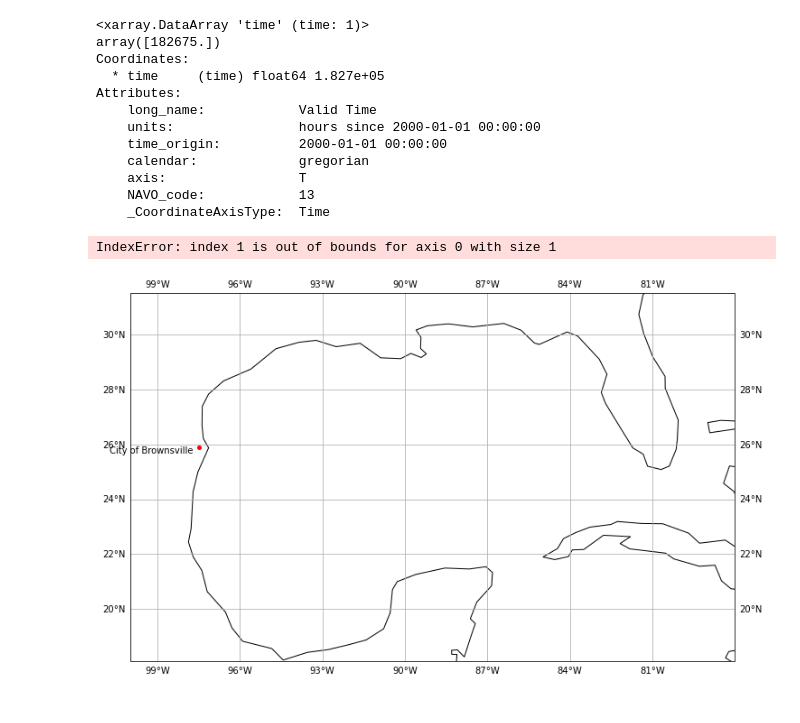
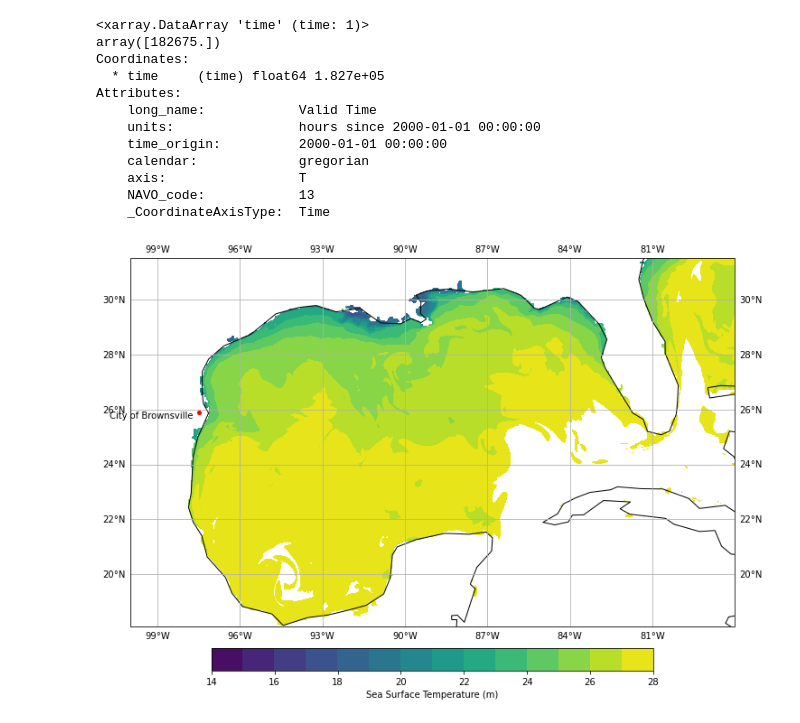
Before and after one commit to chsharrison/IntroSciComp_S2021, a Jupyter notebook: Sandip_Regmi/Updated10.1Exercise.ipynb, the cells around one changed output. Drawn from its saved outputs; the diff is of its cells as text; code cells hidden in the pictures.

```diff
--- a/Sandip_Regmi/Updated10.1Exercise.ipynb
+++ b/Sandip_Regmi/Updated10.1Exercise.ipynb
@@ -673,25 +671,24 @@ Attributes:
 # %%
 fig, ax = plt.subplots(figsize =(12,9))
 ax = plt.axes(projection=ccrs.PlateCarree())
 ax.set_extent([260,282, 18.11, 31.5])
 ax.coastlines(resolution='110m')
 ax.gridlines(draw_labels=True)
 plt.plot(-97.4975, 25.9017, color = 'red', markersize=4, marker='o', transform = ccrs.PlateCarree())
 plt.text(-97.7, 25.7017, 'City of Brownsville', horizontalalignment='right', transform=ccrs.PlateCarree())
 #Month of November 2020fa
 
 x = SWT.lon
 y = SWT.lat
-var = SWT.water_temp[1,0,:,:]
+var = SWT.water_temp[0,0,:,:]
 
 #Contours
 p = ax.contourf(x, y,var, transform=ccrs.PlateCarree(), levels = np.arange(14, 29, 1)) # projection is needed in every plot call
 cbar = plt.colorbar(p, orientation = 'horizontal', pad=0.05, fraction=0.05)
 cbar.set_label("Sea Surface Temperature (m)")
 plt.savefig('SWT1.png')
 # %% [output]
-IndexError: index 1 is out of bounds for axis 0 with size 1
-[figure, old version]
+[figure, new version]
 # %%
 dec = 'E:/20201202.nc4'
 # %%
```
Also changed, not shown: parts of 16 cells of this notebook.
